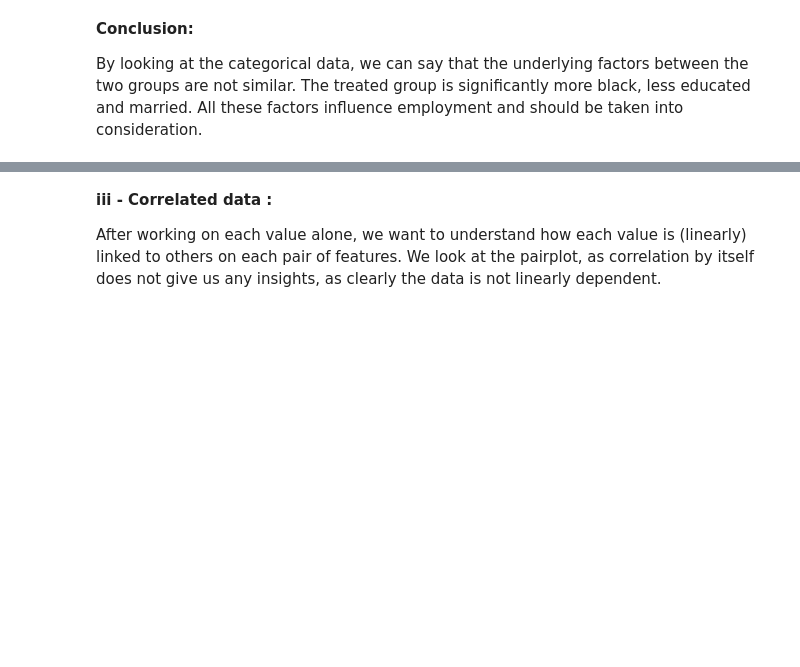
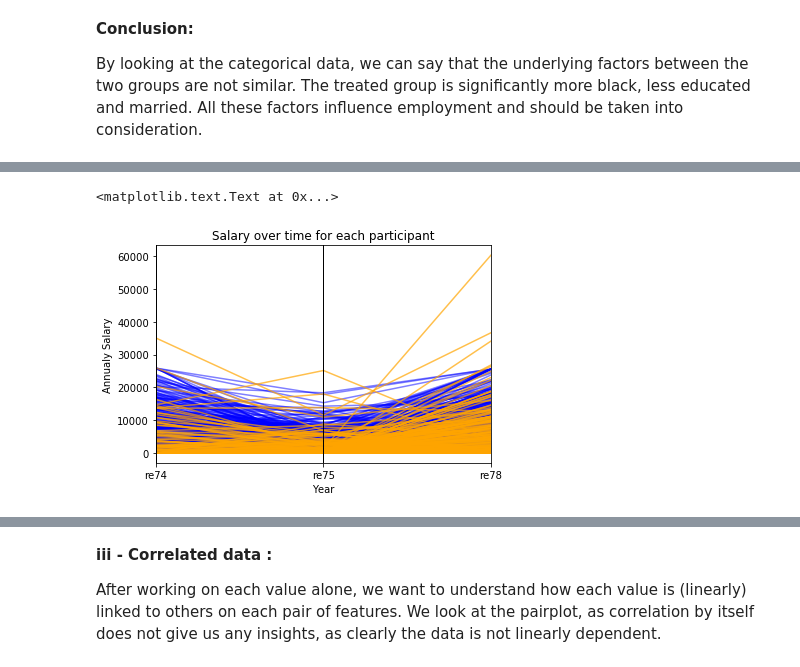
Before and after one commit to mtaziz/ada, a Jupyter notebook: HW4/Homework 4.ipynb, the cells around one changed output, grey strips where cells are left out. Drawn from its saved outputs; the diff is of its cells as text; code cells hidden in the pictures; blank space fills up the shorter version.

```diff
--- a/HW4/Homework 4.ipynb
+++ b/HW4/Homework 4.ipynb
@@ -230,0 +331,13 @@ The treated group is significantly more black, less educated and married. All th
+# %%
+#Implement parallel plot
+from pandas.plotting import parallel_coordinates
+parallel_coordinates(lalonde_df[untreated(lalonde_df)][['id','re74', 're75', 're78']], 'id', color='Blue', alpha=0.5)
+parplot = parallel_coordinates(lalonde_df[treated(lalonde_df)][['id','re74', 're75', 're78']], 'id', color='Orange' , alpha=0.7)
+#remove legend for readability
+parplot.legend_.remove()
+plt.title('Salary over time for each participant')
+plt.xlabel('Year')
+plt.ylabel('Annualy Salary')
+# %% [output]
+<matplotlib.text.Text at 0x...>
+[figure, added]
```
Also changed, not shown: parts of 56 cells of this notebook.
